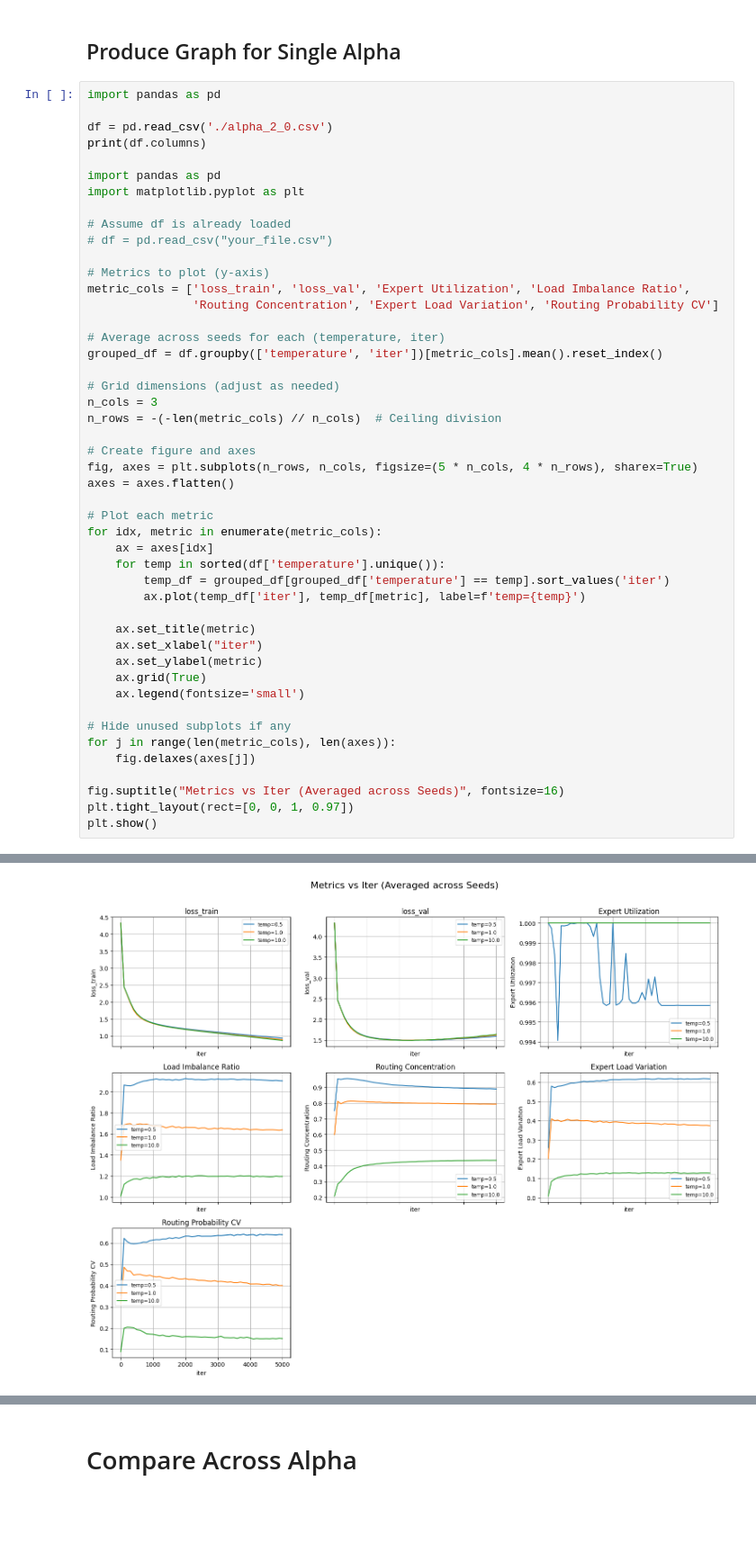
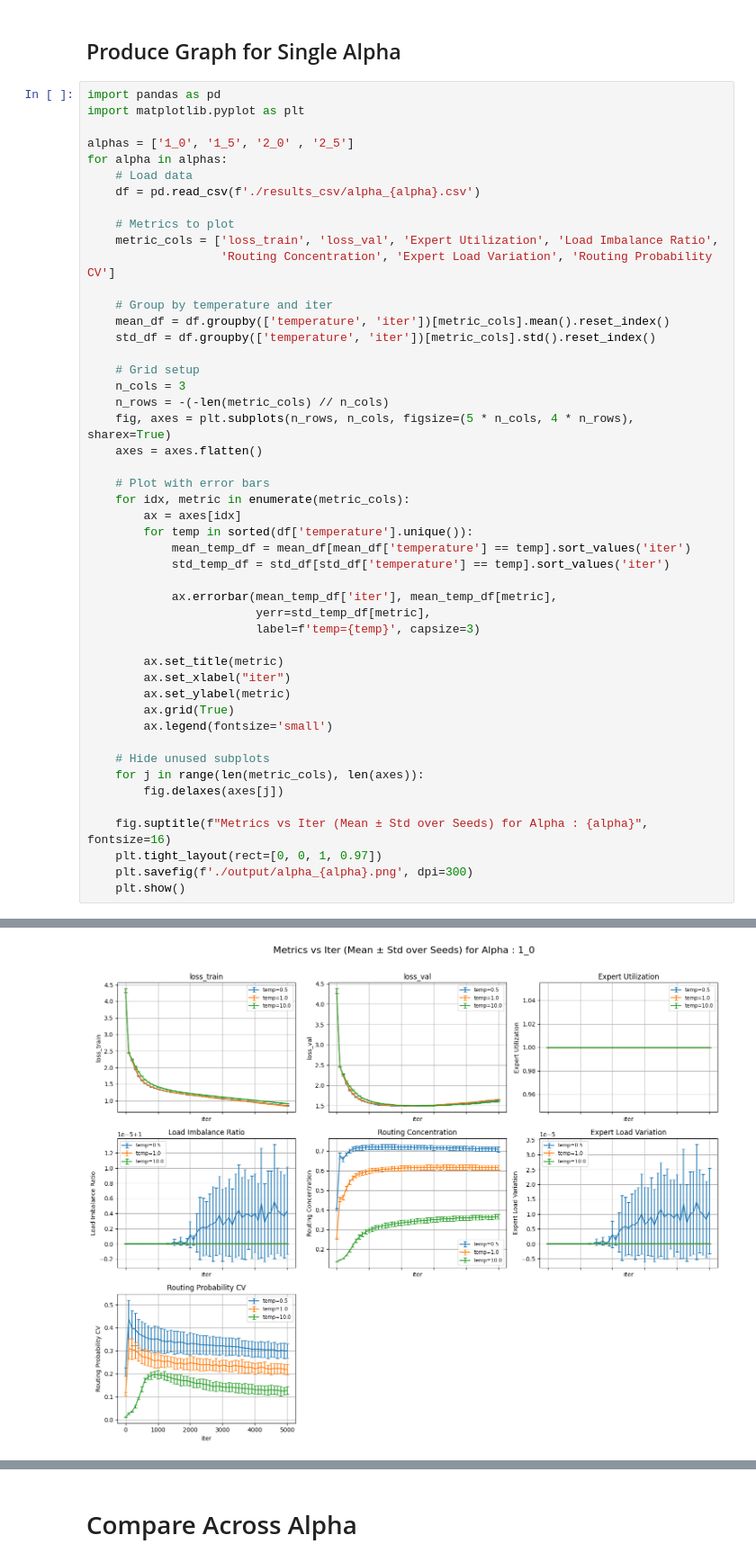
Before and after one commit to himanshu-uc/AGT-MOE, a Jupyter notebook: analysis.ipynb, the cells around one changed output, grey strips where cells are left out. Shown at 90% size. Drawn from its saved outputs; the diff is of its cells as text; blank space fills up the shorter version.

```diff
--- a/analysis.ipynb
+++ b/analysis.ipynb
@@ -3,50 +3,51 @@ import pandas as pd
 # %% [markdown]
 ## Produce Graph for Single Alpha
 # %%
-import pandas as pd
-
-df = pd.read_csv('./alpha_2_0.csv')
-print(df.columns)
-
 import pandas as pd
 import matplotlib.pyplot as plt
 
-# Assume df is already loaded
-# df = pd.read_csv("your_file.csv")
+alphas = ['1_0', '1_5', '2_0' , '2_5']
+for alpha in alphas:
+    # Load data
+    df = pd.read_csv(f'./results_csv/alpha_{alpha}.csv')
 
-# Metrics to plot (y-axis)
-metric_cols = ['loss_train', 'loss_val', 'Expert Utilization', 'Load Imbalance Ratio',
-               'Routing Concentration', 'Expert Load Variation', 'Routing Probability CV']
+    # Metrics to plot
+    metric_cols = ['loss_train', 'loss_val', 'Expert Utilization', 'Load Imbalance Ratio',
+                   'Routing Concentration', 'Expert Load Variation', 'Routing Probability CV']
 
-# Average across seeds for each (temperature, iter)
-grouped_df = df.groupby(['temperature', 'iter'])[metric_cols].mean().reset_index()
+    # Group by temperature and iter
+    mean_df = df.groupby(['temperature', 'iter'])[metric_cols].mean().reset_index()
+    std_df = df.groupby(['temperature', 'iter'])[metric_cols].std().reset_index()
 
-# Grid dimensions (adjust as needed)
-n_cols = 3
-n_rows = -(-len(metric_cols) // n_cols)  # Ceiling division
+    # Grid setup
+    n_cols = 3
+    n_rows = -(-len(metric_cols) // n_cols)
+    fig, axes = plt.subplots(n_rows, n_cols, figsize=(5 * n_cols, 4 * n_rows), sharex=True)
+    axes = axes.flatten()
 
-# Create figure and axes
-fig, axes = plt.subplots(n_rows, n_cols, figsize=(5 * n_cols, 4 * n_rows), sharex=True)
-axes = axes.flatten()
+    # Plot with error bars
+    for idx, metric in enumerate(metric_cols):
+        ax = axes[idx]
+        for temp in sorted(df['temperature'].unique()):
+            mean_temp_df = mean_df[mean_df['temperature'] == temp].sort_values('iter')
+            std_temp_df = std_df[std_df['temperature'] == temp].sort_values('iter')
 
-# Plot each metric
-for idx, metric in enumerate(metric_cols):
-    ax = axes[idx]
-    for temp in sorted(df['temperature'].unique()):
-        temp_df = grouped_df[grouped_df['temperature'] == temp].sort_values('iter')
-        ax.plot(temp_df['iter'], temp_df[metric], label=f'temp={temp}')
+            ax.errorbar(mean_temp_df['iter'], mean_temp_df[metric],
+                        yerr=std_temp_df[metric],
+                        label=f'temp={temp}', capsize=3)
 
-    ax.set_title(metric)
-    ax.set_xlabel("iter")
-    ax.set_ylabel(metric)
-    ax.grid(True)
-    ax.legend(fontsize='small')
+        ax.set_title(metric)
+        ax.set_xlabel("iter")
+        ax.set_ylabel(metric)
+        ax.grid(True)
+        ax.legend(fontsize='small')
 
-# Hide unused subplots if any
-for j in range(len(metric_cols), len(axes)):
-    fig.delaxes(axes[j])
+    # Hide unused subplots
+    for j in range(len(metric_cols), len(axes)):
+        fig.delaxes(axes[j])
 
-fig.suptitle("Metrics vs Iter (Averaged across Seeds)", fontsize=16)
-plt.tight_layout(rect=[0, 0, 1, 0.97])
-plt.show()
+    fig.suptitle(f"Metrics vs Iter (Mean ± Std over Seeds) for Alpha : {alpha}", fontsize=16)
+    plt.tight_layout(rect=[0, 0, 1, 0.97])
+    plt.savefig(f'./output/alpha_{alpha}.png', dpi=300)
+    plt.show()
 # %% [output]
@@ -58 +54 @@ Index(['Unnamed: 0', 'model_key', 'alpha', 'temperature', 'seed', 'iter',
-[figure, old version]
+[figure, new version]
```
Also changed, not shown: parts of 6 cells of this notebook, 19 other files.
